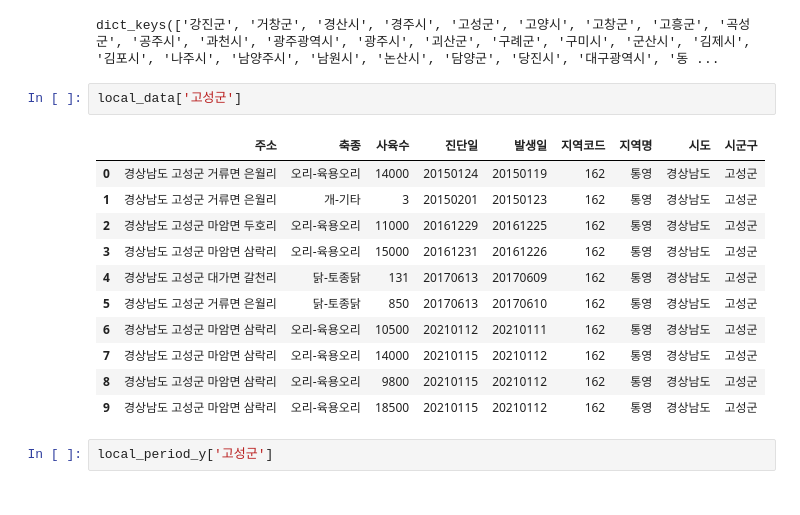
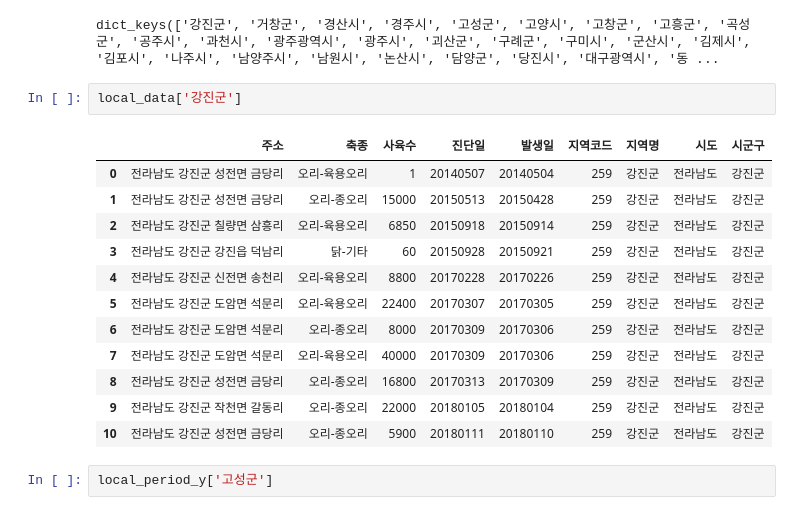
Before and after one commit to jiwoo-coding/aiai, a Jupyter notebook: Data_preprocess.ipynb, the cells around one changed output. Drawn from its saved outputs; the diff is of its cells as text.

```diff
--- a/Data_preprocess.ipynb
+++ b/Data_preprocess.ipynb
@@ -164,19 +164,20 @@ local_data.keys()
 # %% [output]
 dict_keys(['강진군', '거창군', '경산시', '경주시', '고성군', '고양시', '고창군', '고흥군', '곡성군', '공주시', '과천시', '광주광역시', '광주시', '괴산군', '구례군', '구미시', '군산시', '김제시', '김포시', '나주시', '남양주시', '남원시', '논산시', '담양군', '당진시', '대구광역시', '동 ...
 # %%
-local_data['고성군']
+local_data['강진군']
 # %% [output]
 |  | 주소 | 축종 | 사육수 | 진단일 | 발생일 | 지역코드 | 지역명 | 시도 | 시군구 |
-| 0 | 경상남도 고성군 거류면 은월리 | 오리-육용오리 | 14000 | 20150124 | 20150119 | 162 | 통영 | 경상남도 | 고성군 |
-| 1 | 경상남도 고성군 거류면 은월리 | 개-기타 | 3 | 20150201 | 20150123 | 162 | 통영 | 경상남도 | 고성군 |
-| 2 | 경상남도 고성군 마암면 두호리 | 오리-육용오리 | 11000 | 20161229 | 20161225 | 162 | 통영 | 경상남도 | 고성군 |
-| 3 | 경상남도 고성군 마암면 삼락리 | 오리-육용오리 | 15000 | 20161231 | 20161226 | 162 | 통영 | 경상남도 | 고성군 |
-| 4 | 경상남도 고성군 대가면 갈천리 | 닭-토종닭 | 131 | 20170613 | 20170609 | 162 | 통영 | 경상남도 | 고성군 |
-| 5 | 경상남도 고성군 거류면 은월리 | 닭-토종닭 | 850 | 20170613 | 20170610 | 162 | 통영 | 경상남도 | 고성군 |
-| 6 | 경상남도 고성군 마암면 삼락리 | 오리-육용오리 | 10500 | 20210112 | 20210111 | 162 | 통영 | 경상남도 | 고성군 |
-| 7 | 경상남도 고성군 마암면 삼락리 | 오리-육용오리 | 14000 | 20210115 | 20210112 | 162 | 통영 | 경상남도 | 고성군 |
-| 8 | 경상남도 고성군 마암면 삼락리 | 오리-육용오리 | 9800 | 20210115 | 20210112 | 162 | 통영 | 경상남도 | 고성군 |
-| 9 | 경상남도 고성군 마암면 삼락리 | 오리-육용오리 | 18500 | 20210115 | 20210112 | 162 | 통영 | 경상남도 | 고성군 |
+| 0 | 전라남도 강진군 성전면 금당리 | 오리-육용오리 | 1 | 20140507 | 20140504 | 259 | 강진군 | 전라남도 | 강진군 |
+| 1 | 전라남도 강진군 성전면 금당리 | 오리-종오리 | 15000 | 20150513 | 20150428 | 259 | 강진군 | 전라남도 | 강진군 |
+| 2 | 전라남도 강진군 칠량면 삼흥리 | 오리-육용오리 | 6850 | 20150918 | 20150914 | 259 | 강진군 | 전라남도 | 강진군 |
+| 3 | 전라남도 강진군 강진읍 덕남리 | 닭-기타 | 60 | 20150928 | 20150921 | 259 | 강진군 | 전라남도 | 강진군 |
+| 4 | 전라남도 강진군 신전면 송천리 | 오리-육용오리 | 8800 | 20170228 | 20170226 | 259 | 강진군 | 전라남도 | 강진군 |
+| 5 | 전라남도 강진군 도암면 석문리 | 오리-육용오리 | 22400 | 20170307 | 20170305 | 259 | 강진군 | 전라남도 | 강진군 |
+| 6 | 전라남도 강진군 도암면 석문리 | 오리-종오리 | 8000 | 20170309 | 20170306 | 259 | 강진군 | 전라남도 | 강진군 |
+| 7 | 전라남도 강진군 도암면 석문리 | 오리-육용오리 | 40000 | 20170309 | 20170306 | 259 | 강진군 | 전라남도 | 강진군 |
+| 8 | 전라남도 강진군 성전면 금당리 | 오리-종오리 | 16800 | 20170313 | 20170309 | 259 | 강진군 | 전라남도 | 강진군 |
+| 9 | 전라남도 강진군 작천면 갈동리 | 오리-종오리 | 22000 | 20180105 | 20180104 | 259 | 강진군 | 전라남도 | 강진군 |
+| 10 | 전라남도 강진군 성전면 금당리 | 오리-종오리 | 5900 | 20180111 | 20180110 | 259 | 강진군 | 전라남도 | 강진군 |
 # %%
 local_period_y['고성군']
 # %% [output]
```
Also changed, not shown: parts of 52 cells of this notebook, 2 other files.
